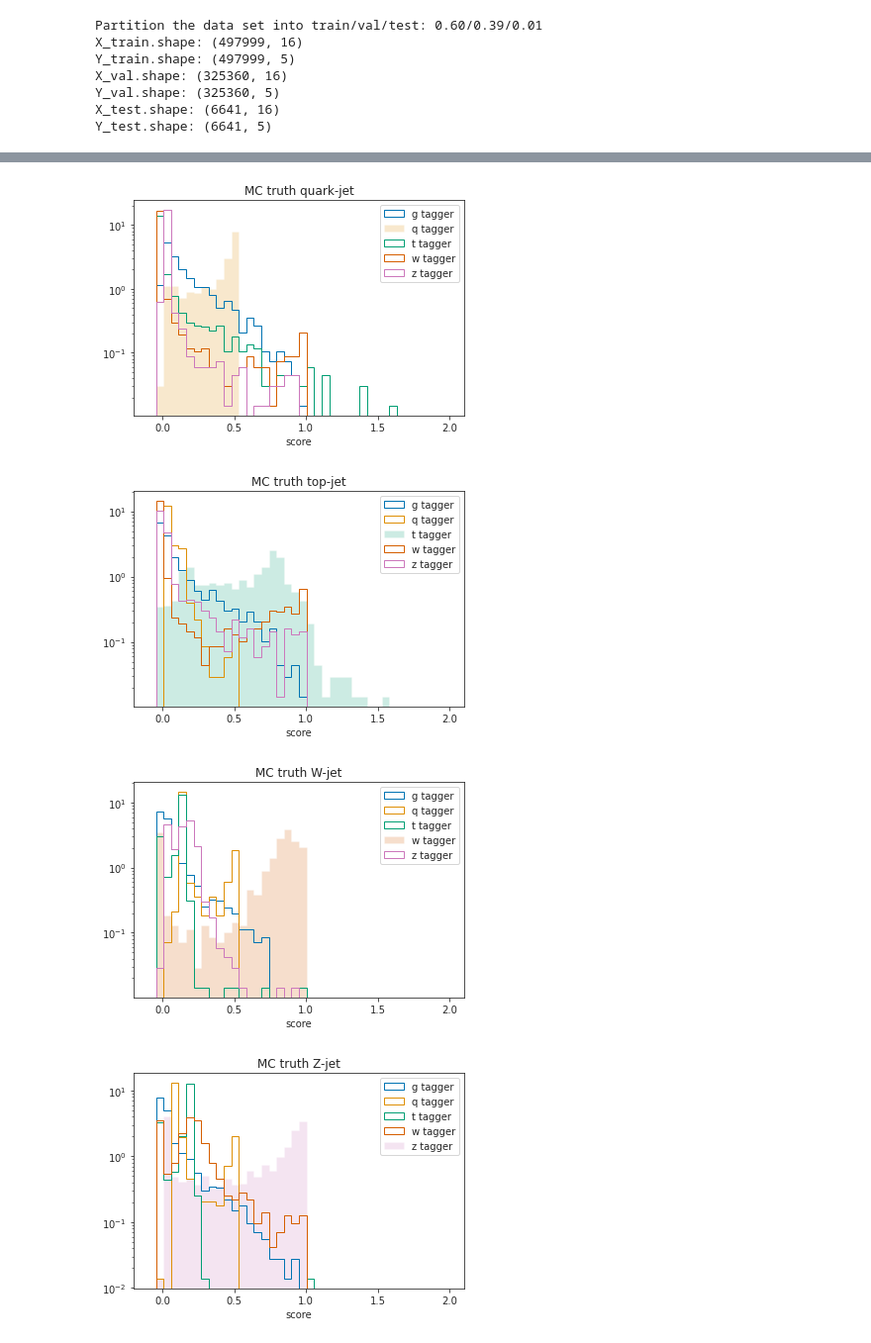
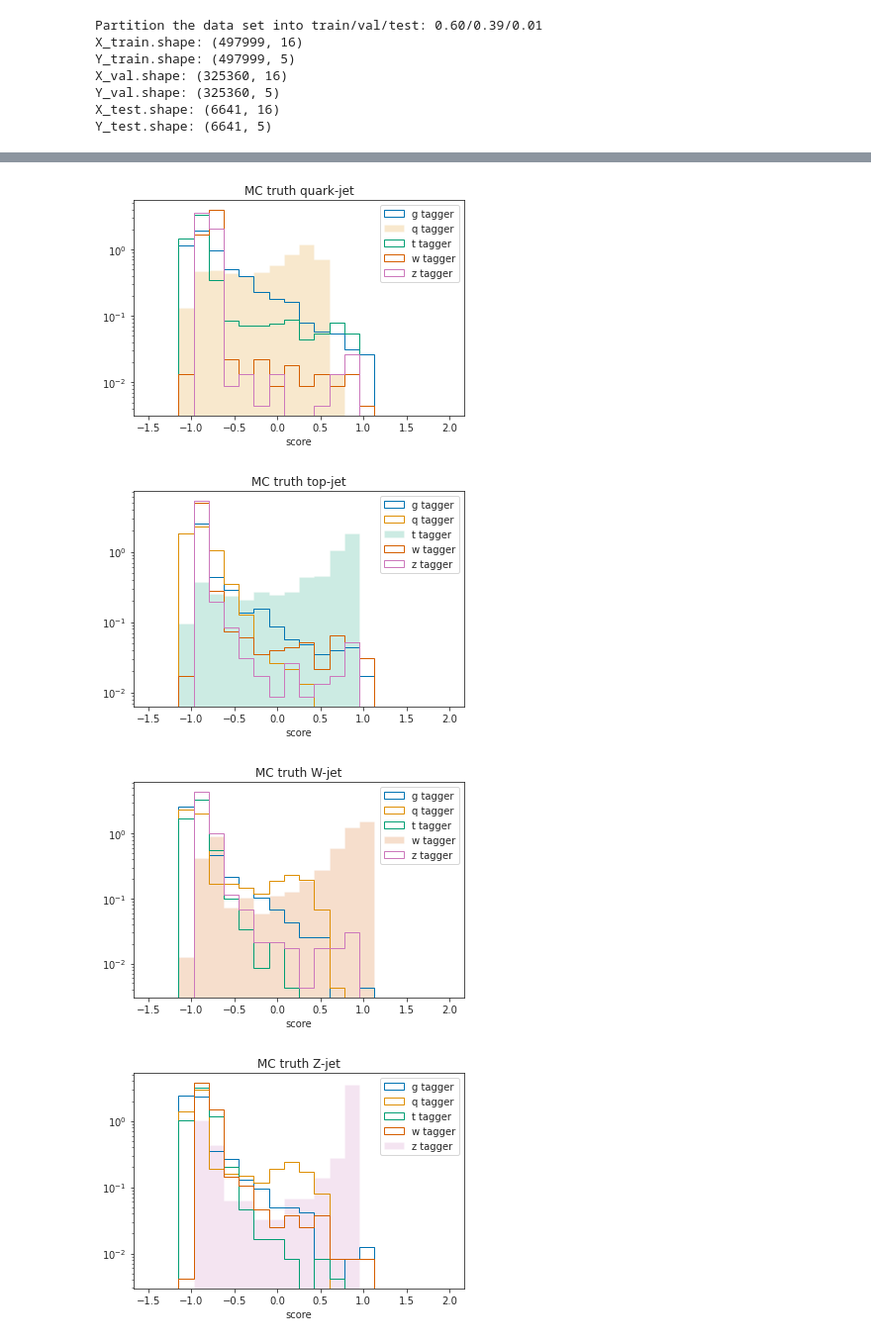
Before and after one commit to hftsoi/symbolic_regression, a Jupyter notebook: JetTagger.ipynb, the cells around one changed output, grey strips where cells are left out. Shown: that part at 99% size. Cells and saved outputs as stored; diff of their text form; code cells hidden in the pictures.

Commit message:
results update

```diff
--- a/JetTagger.ipynb
+++ b/JetTagger.ipynb
@@ -45,3 +45,6 @@ array([[1., 0., 0., 0., 0.],
        [1., 0., 0., 0., 0.],
        [0., 0., 1., 0., 0.],
        [0., 1., 0., 0., 0.]], dtype=float32)
+# %%
+Y=2*Y-1
+Y[:12]
@@ -146,21 +168,22 @@ X_test.shape
 from pysr import PySRRegressor
 
 model_pysr = PySRRegressor(
-    model_selection="best",  # Result is mix of simplicity+accuracy
-    niterations=10,
+    model_selection="accuracy",
+    niterations=40,
+    timeout_in_seconds=60*60*5,
+    maxsize=40,
     select_k_features=6,
-    binary_operators=["+", "*"],
+    binary_operators=["+", "-", "*"],
     unary_operators=[
-        #"cos",
+        "sin",
+        "cos",
         "exp",
-        #"sin",
-        "inv(x) = 1/x",
-	# ^ Custom operator (julia syntax)
+        "square",
+        "cube"
     ],
-    extra_sympy_mappings={"inv": lambda x: 1 / x},
-    # ^ Define operator for SymPy as well
-    loss="loss(x, y) = (x - y)^2"
-    # ^ Custom loss function (julia syntax)
+    #loss="loss(x, y) = (x - y)^2"
+    loss="L2MarginLoss()" # (1 - y * y')^2
+    #loss="loss(x, y) = (1 - x * y)^8"
 )
 # %%
 model_pysr.fit(X_test, Y_test)
@@ -279,6 +246,6 @@ plot_roc(Y_test, Y_pysr, LE.classes_)
 # %%
-nbins=40
-rmin=-0.1
+nbins=20
+rmin=-1.5
 rmax=2
 plt.hist(Y_pysr[Y_test[:,0]==1,0], bins=nbins, range=(rmin,rmax), density=1, histtype='stepfilled', alpha=0.2, label='g tagger', log=True)
 plt.hist(Y_pysr[Y_test[:,0]==1,1], bins=nbins, range=(rmin,rmax), density=1, histtype='step', label='q tagger')
@@ -334,4 +301,4 @@ plt.show()
-[figure, old version]
+[figure, new version]
-[figure, old version]
+[figure, new version]
-[figure, old version]
+[figure, new version]
-[figure, old version]
+[figure, new version]
```
Also changed, not shown: parts of 10 cells of this notebook.
